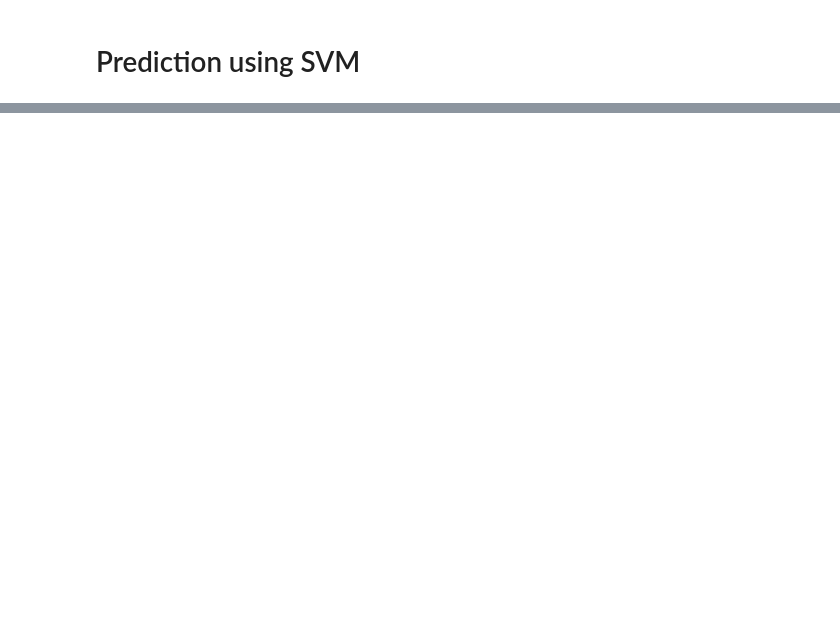
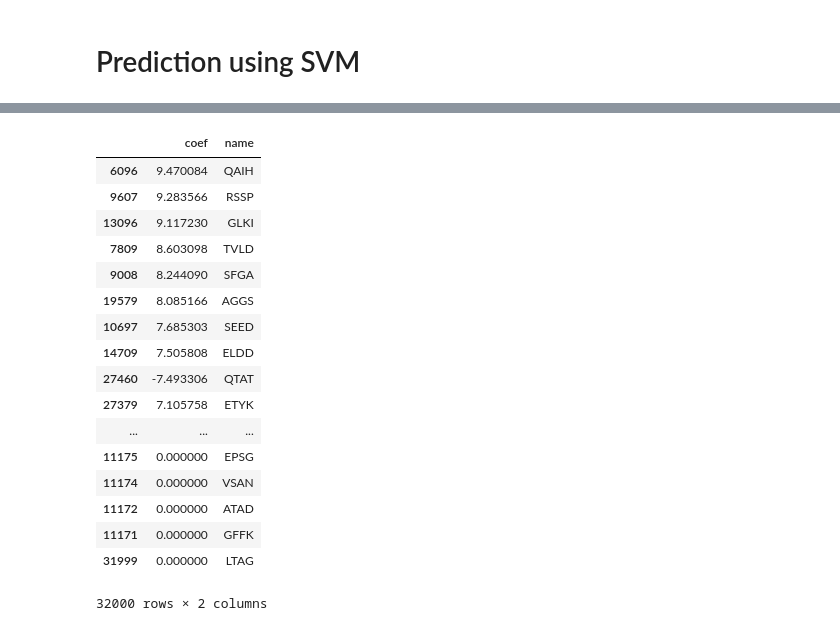
Before and after one commit to PierreBoyeau/proteins, a Jupyter notebook: word2vec/notebooks/allergenator.ipynb, the cells around one changed output, grey strips where cells are left out. Saved outputs shown, nothing was run; the diff lists cells and outputs as text; code cells hidden in the pictures; blank space fills up the shorter version.

```diff
--- a/word2vec/notebooks/allergenator.ipynb
+++ b/word2vec/notebooks/allergenator.ipynb
@@ -47,0 +70,24 @@ ypred = clf.predict(Xtest)
+# %%
+study_df = (pd.DataFrame({'coef': clf.coef_.reshape(-1), 'name': [pat for pat in vectorizer.vocabulary_.keys()]})
+.assign(absolute_val=lambda x: x.coef.abs()))
+
+study_df.sort_values('absolute_val', ascending=False)[['coef', 'name']]
+# %% [output]
+|  | coef | name |
+| 6096 | 9.470084 | QAIH |
+| 9607 | 9.283566 | RSSP |
+| 13096 | 9.117230 | GLKI |
+| 7809 | 8.603098 | TVLD |
+| 9008 | 8.244090 | SFGA |
+| 19579 | 8.085166 | AGGS |
+| 10697 | 7.685303 | SEED |
+| 14709 | 7.505808 | ELDD |
+| 27460 | -7.493306 | QTAT |
+| 27379 | 7.105758 | ETYK |
+| ... | ... | ... |
+| 11175 | 0.000000 | EPSG |
+| 11174 | 0.000000 | VSAN |
+| 11172 | 0.000000 | ATAD |
+| 11171 | 0.000000 | GFFK |
+| 31999 | 0.000000 | LTAG |
+32000 rows × 2 columns
```
Also changed, not shown: parts of 22 cells of this notebook, 33 other files.
